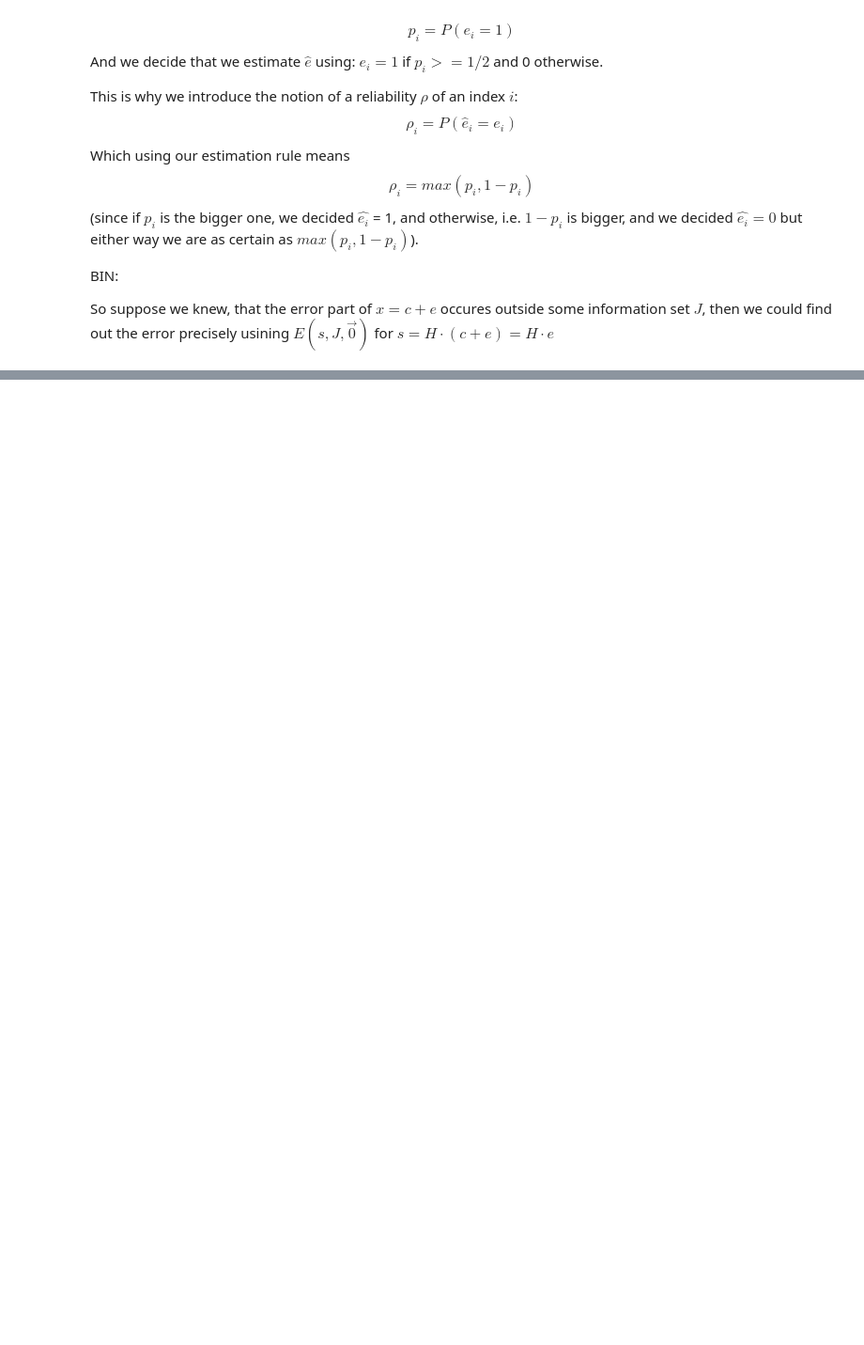
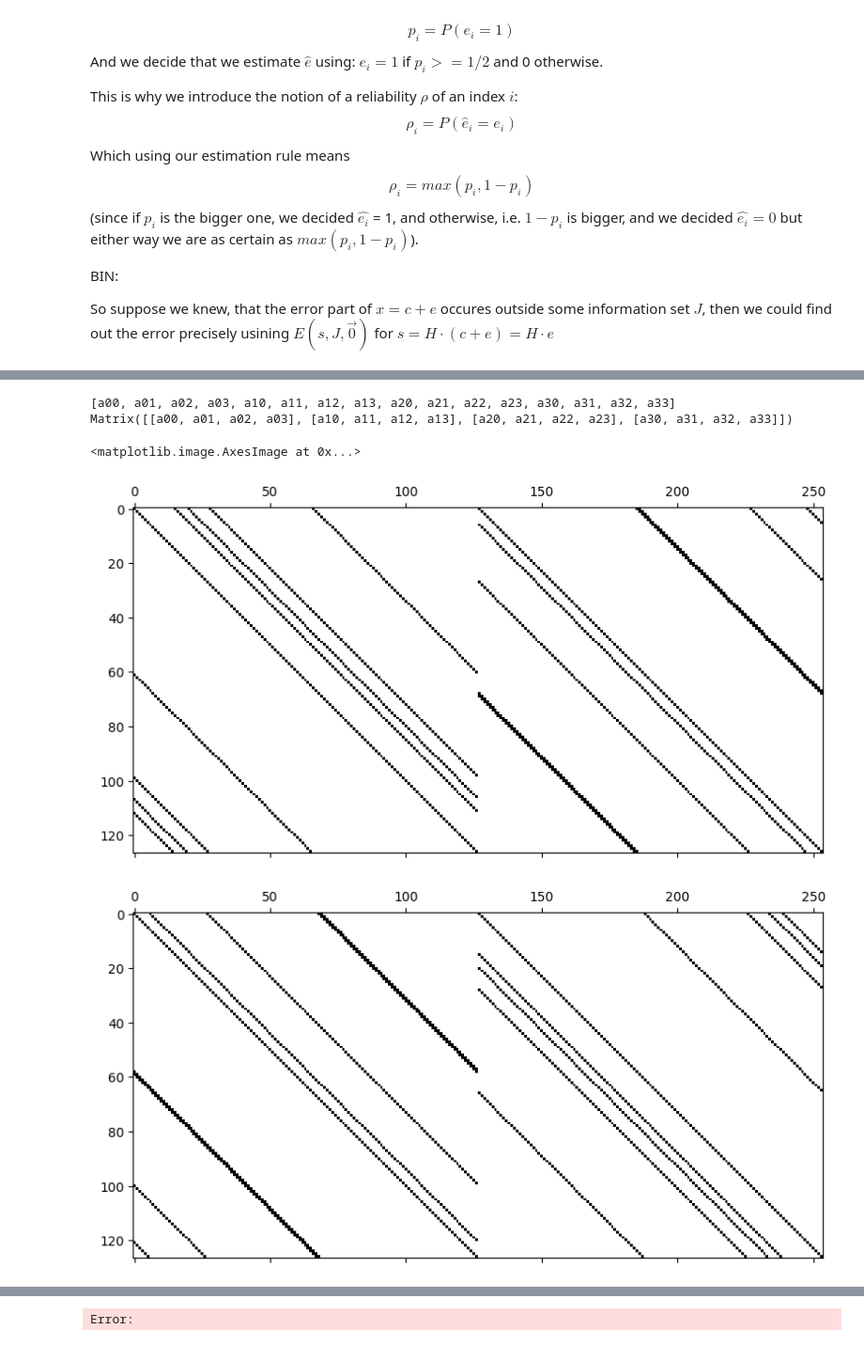
Before and after one commit to Omer-Sella/qecc, a Jupyter notebook: orderedStatisticsDecoding.ipynb, the cells around one changed output, grey strips where cells are left out. Shown at 94% size. Saved outputs shown, nothing was run; the diff lists cells and outputs as text; code cells hidden in the pictures; blank space fills up the shorter version.

```diff
--- a/orderedStatisticsDecoding.ipynb
+++ b/orderedStatisticsDecoding.ipynb
@@ -116,0 +43,56 @@ a0
+# %%
+
+from sympy.matrices import Matrix, eye, zeros, ones, diag, GramSchmidt
+from sympy import symbols, shape, init_printing, Basic, And, Xor, Not, simplify_logic
+import numpy as np
+import matplotlib.pyplot as plt
+from polynomialCodes import A1_HX, A1_HZ, A2_HX, A2_HZ, A3_HX, A3_HZ, A4_HX, A4_HZ, A5_HX, A5_HZ,  A6_HX, A6_HZ
+seed = 777
+localRandom = np.random.RandomState(seed)
+from numpy.linalg import matrix_rank
+
+
+
+code = A1_HX
+plt.matshow(code, cmap='Greys', interpolation='nearest')
+init_printing(use_unicode=True)
+plt.matshow(A1_HZ, cmap='Greys', interpolation='nearest')
+k = 3
+hSymbolic = {}
+rowList = []
+# for i in range(k):
+#     newRow = []
+#     for j in range(k):
+#         hSymbolic[f"h{i}{j}"] = symbols(f"h{i}{j}")
+#         #newRow.append(locals()[f"h{i}{j}"] = symbols(f"h{i}{j}"))
+#     rowList.append(newRow)
+# H = Matrix(rowList)
+# print(H)
+rows = 4
+cols = 4
+
+def generateSymbolicMatrix(rows, cols):
+    symbolsList = []
+    symbolicRows = []
+
+    for i in range(rows):
+        newRow = []
+        for j in range(cols):
+            stringLiteral = f"a{i}{j}"
+            s = symbols(stringLiteral)
+            symbolsList.append(s)
+            newRow.append(s)
+        symbolicRows.append(newRow)
+    print(symbolsList)
+    matrix = Matrix(rows, cols, symbolsList)
+    return matrix, symbolsList, symbolicRows
+
+matrix, symbolsList, symbolicRows = generateSymbolicMatrix(rows, cols)
+print(matrix)
+plt.matshow(A1_HX.T, cmap='Greys', interpolation='nearest')
+# %% [output]
+[a00, a01, a02, a03, a10, a11, a12, a13, a20, a21, a22, a23, a30, a31, a32, a33]
+Matrix([[a00, a01, a02, a03], [a10, a11, a12, a13], [a20, a21, a22, a23], [a30, a31, a32, a33]])
+<matplotlib.image.AxesImage at 0x...>
+[figure, added]
+[figure, added]
@@ -116,0 +100 @@ a0
+Error:
```
Also changed, not shown: parts of 4 cells of this notebook, 9 other files.
